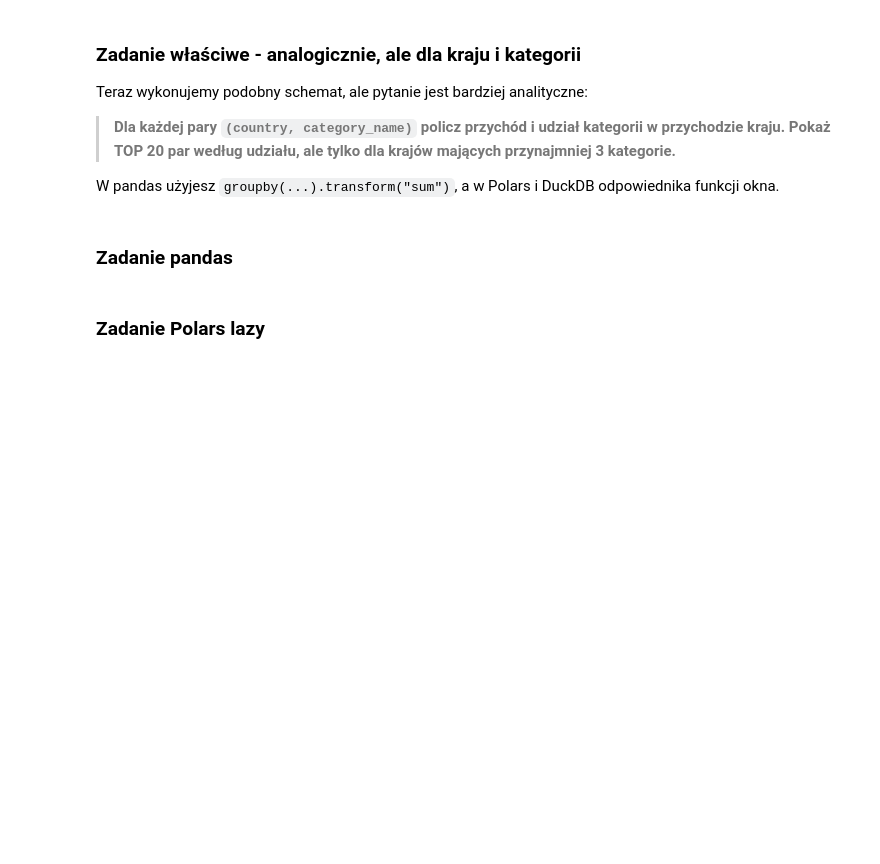
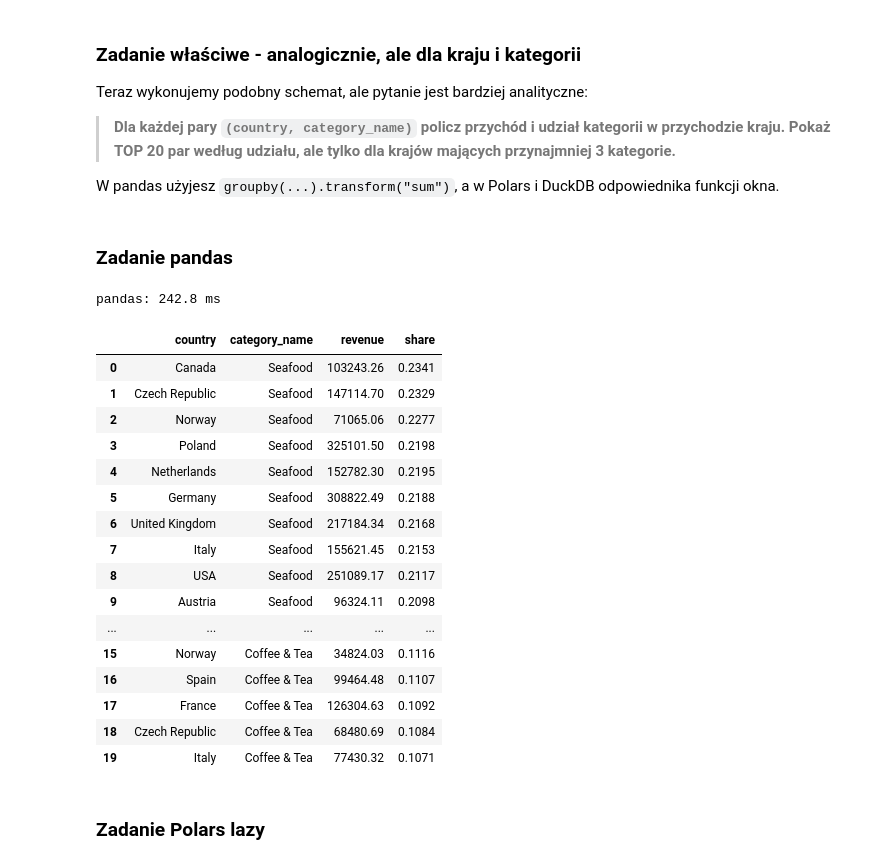
Before and after one commit to PickyRacoon/bazy_danych_ds, a Jupyter notebook: lab-python-db/notebooks/Bazy danych i Python cz II.ipynb, the cells around one changed output. Cells and saved outputs as stored; diff of their text form; code cells hidden in the pictures; blank space fills up the shorter version.

```diff
--- a/lab-python-db/notebooks/Bazy danych i Python cz II.ipynb
+++ b/lab-python-db/notebooks/Bazy danych i Python cz II.ipynb
@@ -1133,37 +1207,58 @@ csv_path = PROJECT_DIR / "data" / "medium" / "fact_sales.csv"
 
 start = time.perf_counter()
 
 pandas_df = pd.read_csv(csv_path, usecols=["country", "category_name", "quantity", "unit_price", "discount"])
 
 # UZUPEŁNIJ:
 # 1) Dodaj kolumnę line_value = unit_price * quantity * (1 - discount).
 # 2) Zgrupuj po (country, category_name), policz revenue jako sumę line_value.
 # 3) Dodaj kolumnę country_total = suma revenue w obrębie kraju (użyj .transform("sum")).
 # 4) Dodaj kolumnę share = revenue / country_total.
 # 5) Odfiltruj kraje z mniej niż 3 kategoriami:
 #    .groupby("country")["category_name"].transform("count") >= 3.
 # 6) Posortuj po share malejąco, a przy remisach po country i category_name; weź 20 pierwszych wierszy.
 
-pandas_df["line_value"] = ...                  # <- UZUPEŁNIJ (krok 1)
+pandas_df["line_value"] = pandas_df["unit_price"] * pandas_df["quantity"] * (1 - pandas_df["discount"])
 
-agg = ...                                      # <- UZUPEŁNIJ (krok 2)
+agg = pandas_df.groupby(["country", "category_name"], as_index=False).agg(
+    revenue=("line_value", "sum")
+)
 
-agg["country_total"] = ...                     # <- UZUPEŁNIJ (krok 3)
-agg["share"] = ...                             # <- UZUPEŁNIJ (krok 4)
+agg["country_total"] = agg.groupby("country")["revenue"].transform("sum")
+agg["share"] = agg["revenue"] / agg["country_total"]
 
 # krok 5 — wypełnione
 n_cat_per_country = agg.groupby("country")["category_name"].transform("count")
 agg = agg[n_cat_per_country >= 3]
 
 # krok 6 — wypełnione
 pandas_result = (agg.sort_values(["share", "country", "category_name"], ascending=[False, True, True]).head(20)
                  [["country", "category_name", "revenue", "share"]].reset_index(drop=True))
 pandas_result["revenue"] = pandas_result["revenue"].round(2)
 pandas_result["share"] = pandas_result["share"].round(4)
 
 pandas_time = time.perf_counter() - start
 print(f"pandas: {pandas_time*1000:.1f} ms")
 pandas_result
+# %% [output]
+pandas: 242.8 ms
+|  | country | category_name | revenue | share |
+| 0 | Canada | Seafood | 103243.26 | 0.2341 |
+| 1 | Czech Republic | Seafood | 147114.70 | 0.2329 |
+| 2 | Norway | Seafood | 71065.06 | 0.2277 |
+| 3 | Poland | Seafood | 325101.50 | 0.2198 |
+| 4 | Netherlands | Seafood | 152782.30 | 0.2195 |
+| 5 | Germany | Seafood | 308822.49 | 0.2188 |
+| 6 | United Kingdom | Seafood | 217184.34 | 0.2168 |
+| 7 | Italy | Seafood | 155621.45 | 0.2153 |
+| 8 | USA | Seafood | 251089.17 | 0.2117 |
+| 9 | Austria | Seafood | 96324.11 | 0.2098 |
+| ... | ... | ... | ... | ... |
+| 15 | Norway | Coffee & Tea | 34824.03 | 0.1116 |
+| 16 | Spain | Coffee & Tea | 99464.48 | 0.1107 |
+| 17 | France | Coffee & Tea | 126304.63 | 0.1092 |
+| 18 | Czech Republic | Coffee & Tea | 68480.69 | 0.1084 |
+| 19 | Italy | Coffee & Tea | 77430.32 | 0.1071 |
 # %% [markdown]
 ### Zadanie Polars lazy
 # %%
```
Also changed, not shown: parts of 24 cells of this notebook.
